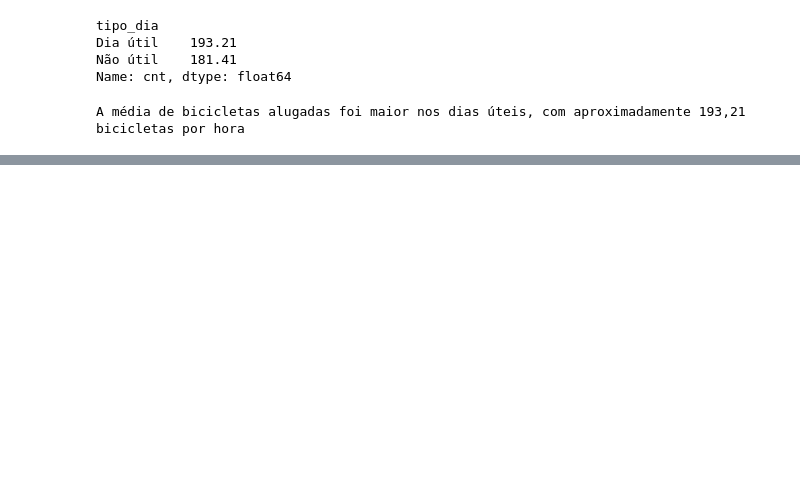
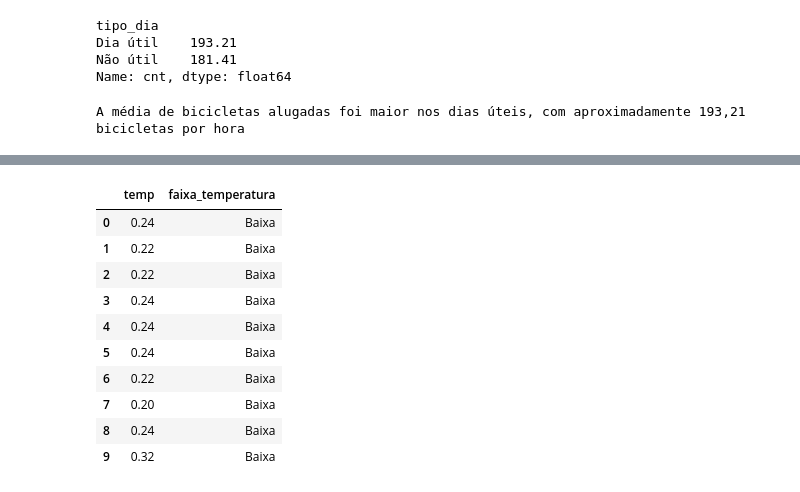
Before and after one commit to cintiamargarida/Projeto_Definitivo, a Jupyter notebook: projeto_cintia.ipynb, the cells around one changed output, grey strips where cells are left out. Drawn from its saved outputs; the diff is of its cells as text; code cells hidden in the pictures; blank space fills up the shorter version.

```diff
--- a/projeto_cintia.ipynb
+++ b/projeto_cintia.ipynb
@@ -320,3 +320,18 @@ display(df_hour)
 | 17377 | 17378 | 2012-12-31 | 1 | 1 | 12 | 22 | 0 | 1 | 1 | 1 | ... |
 | 17378 | 17379 | 2012-12-31 | 1 | 1 | 12 | 23 | 0 | 1 | 1 | 1 | ... |
 17379 rows × 22 columns
+# %%
+
+# Criar a coluna dia da semana
+
+df_hour['dia_semana'] = df_hour['weekday'].map({
+    0: 'Domingo',
+    1: 'Segunda-feira',
+    2: 'Terça-feira',
+    3: 'Quarta-feira',
+    4: 'Quinta-feira',
+    5: 'Sexta-feira',
+    6: 'Sábado'
+})
+
+display(df_hour)
@@ -477,0 +612,28 @@ Horário de pico dos usuários registrados: 17 h
+# %%
+# Pergunta 8: Como os aluguéis de bicicletas se distribuem entre diferentes faixas de temperatura?
+
+df_hour['faixa_temperatura'] = pd.cut(
+    df_hour['temp'],
+    bins=[0, 0.34, 0.50, 0.66, 1.0],
+    labels=[
+        'Baixa',
+        'Moderada-baixa',
+        'Moderada-alta',
+        'Alta'
+    ],
+    include_lowest=True
+)
+
+df_hour[['temp', 'faixa_temperatura']].head(10)
+# %% [output]
+|  | temp | faixa_temperatura |
+| 0 | 0.24 | Baixa |
+| 1 | 0.22 | Baixa |
+| 2 | 0.22 | Baixa |
+| 3 | 0.24 | Baixa |
+| 4 | 0.24 | Baixa |
+| 5 | 0.24 | Baixa |
+| 6 | 0.22 | Baixa |
+| 7 | 0.20 | Baixa |
+| 8 | 0.24 | Baixa |
+| 9 | 0.32 | Baixa |
```
Also changed, not shown: parts of 10 cells of this notebook.
